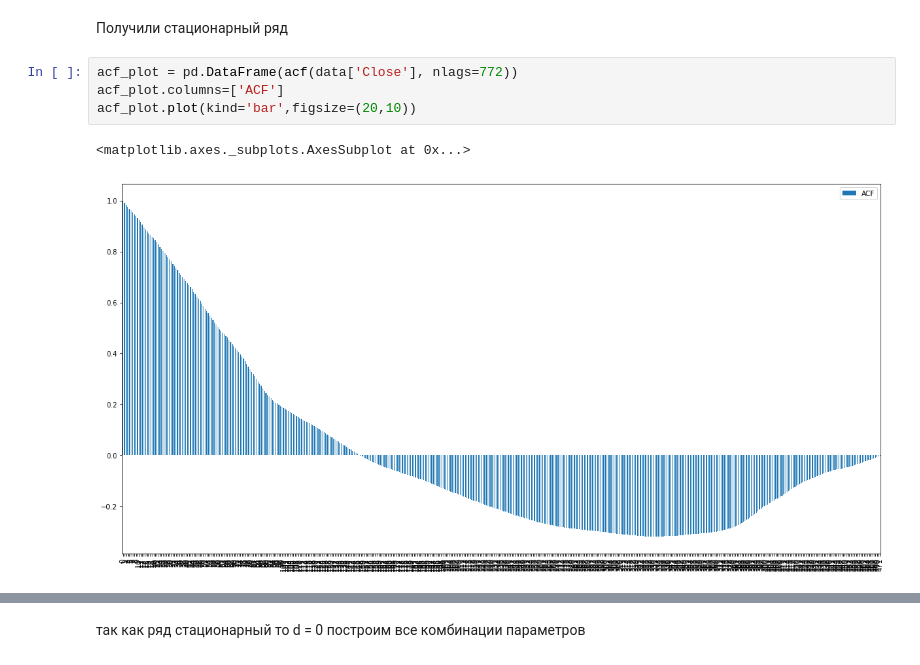
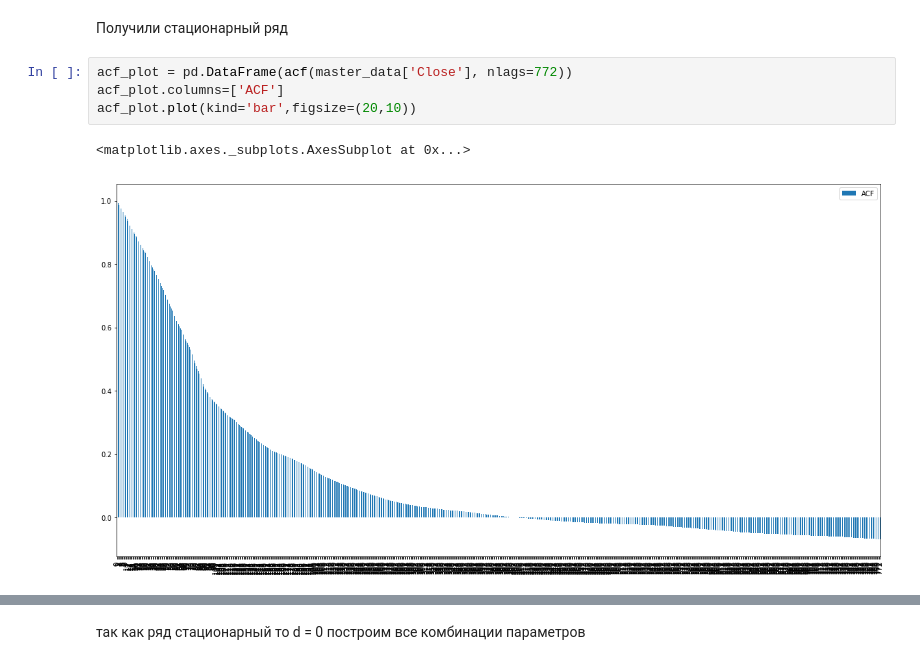
Before and after one commit to ryazadd/Forecasting, a Jupyter notebook: Practicum2.ipynb, the cells around one changed output, grey strips where cells are left out. Saved outputs shown, nothing was run; the diff lists cells and outputs as text.

```diff
--- a/Practicum2.ipynb
+++ b/Practicum2.ipynb
@@ -120,9 +126,9 @@ tsplot(data.Close, lags=30)
 # %% [markdown]
 Получили стационарный ряд
 # %%
-acf_plot = pd.DataFrame(acf(data['Close'], nlags=772))
+acf_plot = pd.DataFrame(acf(master_data['Close'], nlags=772))
 acf_plot.columns=['ACF']
 acf_plot.plot(kind='bar',figsize=(20,10))
 # %% [output]
 <matplotlib.axes._subplots.AxesSubplot at 0x...>
-[figure, old version]
+[figure, new version]
```
Also changed, not shown: parts of 35 cells of this notebook.
